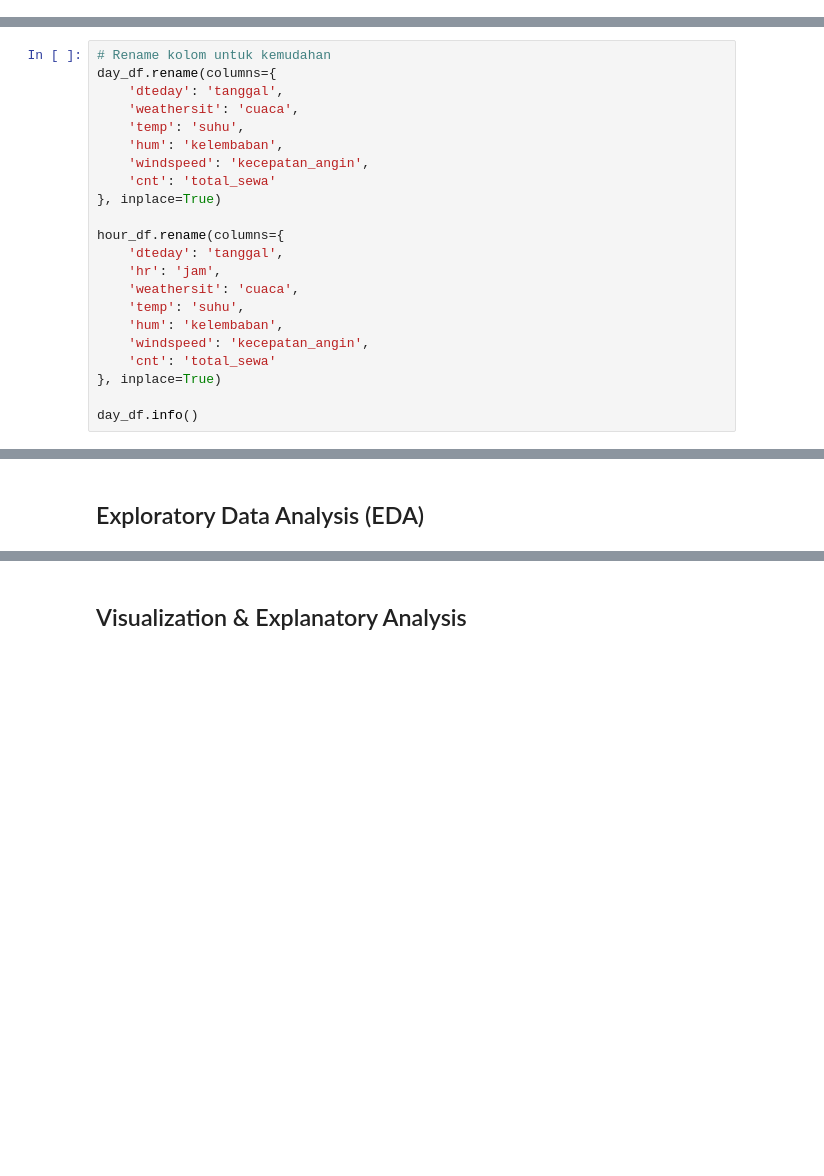
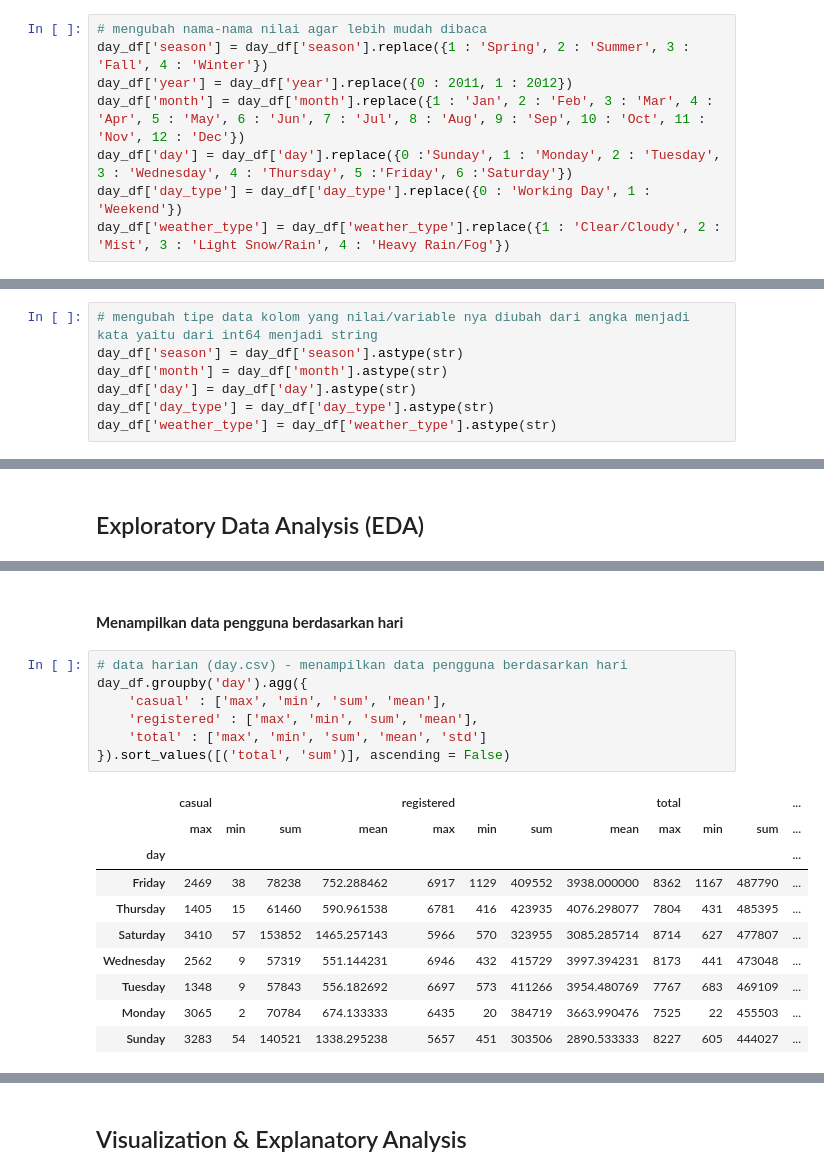
Before and after one commit to wahyupelitajaya/Dicoding-Submission-Analysis-Data, a Jupyter notebook: notebook.ipynb, the cells around one changed output, grey strips where cells are left out. Drawn from its saved outputs; the diff is of its cells as text; blank space fills up the shorter version.

```diff
--- a/notebook.ipynb
+++ b/notebook.ipynb
@@ -241,0 +259,8 @@ memory usage: 91.5 KB
+# %%
+# mengubah nama-nama nilai agar lebih mudah dibaca
+day_df['season'] = day_df['season'].replace({1 : 'Spring', 2 : 'Summer', 3 : 'Fall', 4 : 'Winter'})
+day_df['year'] = day_df['year'].replace({0 : 2011, 1 : 2012})
+day_df['month'] = day_df['month'].replace({1 : 'Jan', 2 : 'Feb', 3 : 'Mar', 4 : 'Apr', 5 : 'May', 6 : 'Jun', 7 : 'Jul', 8 : 'Aug', 9 : 'Sep', 10 : 'Oct', 11 : 'Nov', 12 : 'Dec'})
+day_df['day'] = day_df['day'].replace({0 :'Sunday', 1 : 'Monday', 2 : 'Tuesday', 3 : 'Wednesday', 4 : 'Thursday', 5 :'Friday', 6 :'Saturday'})
+day_df['day_type'] = day_df['day_type'].replace({0 : 'Working Day', 1 : 'Weekend'})
+day_df['weather_type'] = day_df['weather_type'].replace({1 : 'Clear/Cloudy', 2 : 'Mist', 3 : 'Light Snow/Rain', 4 : 'Heavy Rain/Fog'})
@@ -241,0 +269,7 @@ memory usage: 91.5 KB
+# %%
+# mengubah tipe data kolom yang nilai/variable nya diubah dari angka menjadi kata yaitu dari int64 menjadi string
+day_df['season'] = day_df['season'].astype(str)
+day_df['month'] = day_df['month'].astype(str)
+day_df['day'] = day_df['day'].astype(str)
+day_df['day_type'] = day_df['day_type'].astype(str)
+day_df['weather_type'] = day_df['weather_type'].astype(str)
@@ -267,22 +362,0 @@ memory usage: 2.3 MB
-# %%
-# Rename kolom untuk kemudahan
-day_df.rename(columns={
-    'dteday': 'tanggal',
-    'weathersit': 'cuaca',
-    'temp': 'suhu',
-    'hum': 'kelembaban',
-    'windspeed': 'kecepatan_angin',
-    'cnt': 'total_sewa'
-}, inplace=True)
-
-hour_df.rename(columns={
-    'dteday': 'tanggal',
-    'hr': 'jam',
-    'weathersit': 'cuaca',
-    'temp': 'suhu',
-    'hum': 'kelembaban',
-    'windspeed': 'kecepatan_angin',
-    'cnt': 'total_sewa'
-}, inplace=True)
-
-day_df.info()
@@ -361,0 +494,20 @@ Mendapatkan grafik perbandingan antara Suhu, Kelembaban dan Kecepatan angin terh
+# %% [markdown]
+#### **Menampilkan data pengguna berdasarkan hari**
+# %%
+# data harian (day.csv) - menampilkan data pengguna berdasarkan hari
+day_df.groupby('day').agg({
+    'casual' : ['max', 'min', 'sum', 'mean'],
+    'registered' : ['max', 'min', 'sum', 'mean'],
+    'total' : ['max', 'min', 'sum', 'mean', 'std']
+}).sort_values([('total', 'sum')], ascending = False)
+# %% [output]
+|  | casual |  |  |  | registered |  |  |  | total |  |  | ... |
+|  | max | min | sum | mean | max | min | sum | mean | max | min | sum | ... |
+| day |  |  |  |  |  |  |  |  |  |  |  | ... |
+| Friday | 2469 | 38 | 78238 | 752.288462 | 6917 | 1129 | 409552 | 3938.000000 | 8362 | 1167 | 487790 | ... |
+| Thursday | 1405 | 15 | 61460 | 590.961538 | 6781 | 416 | 423935 | 4076.298077 | 7804 | 431 | 485395 | ... |
+| Saturday | 3410 | 57 | 153852 | 1465.257143 | 5966 | 570 | 323955 | 3085.285714 | 8714 | 627 | 477807 | ... |
+| Wednesday | 2562 | 9 | 57319 | 551.144231 | 6946 | 432 | 415729 | 3997.394231 | 8173 | 441 | 473048 | ... |
+| Tuesday | 1348 | 9 | 57843 | 556.182692 | 6697 | 573 | 411266 | 3954.480769 | 7767 | 683 | 469109 | ... |
+| Monday | 3065 | 2 | 70784 | 674.133333 | 6435 | 20 | 384719 | 3663.990476 | 7525 | 22 | 455503 | ... |
+| Sunday | 3283 | 54 | 140521 | 1338.295238 | 5657 | 451 | 303506 | 2890.533333 | 8227 | 605 | 444027 | ... |
```
Also changed, not shown: parts of 64 cells of this notebook.
